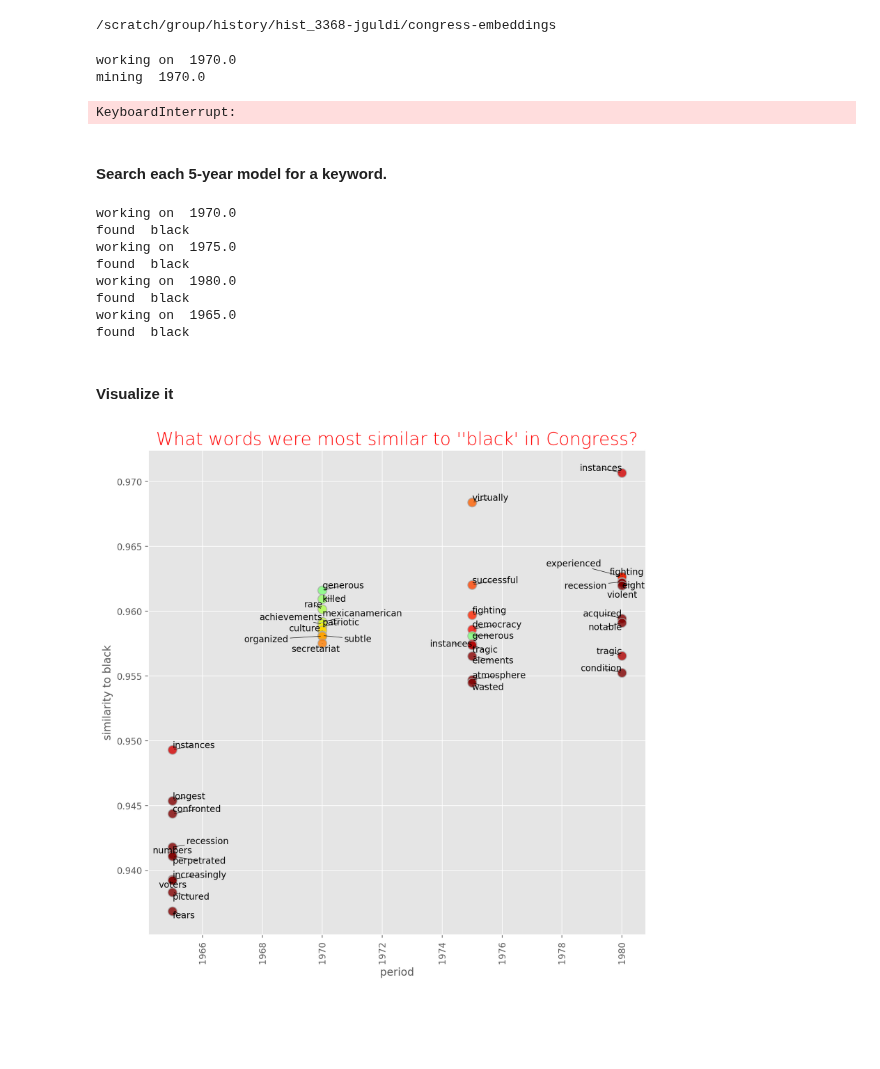
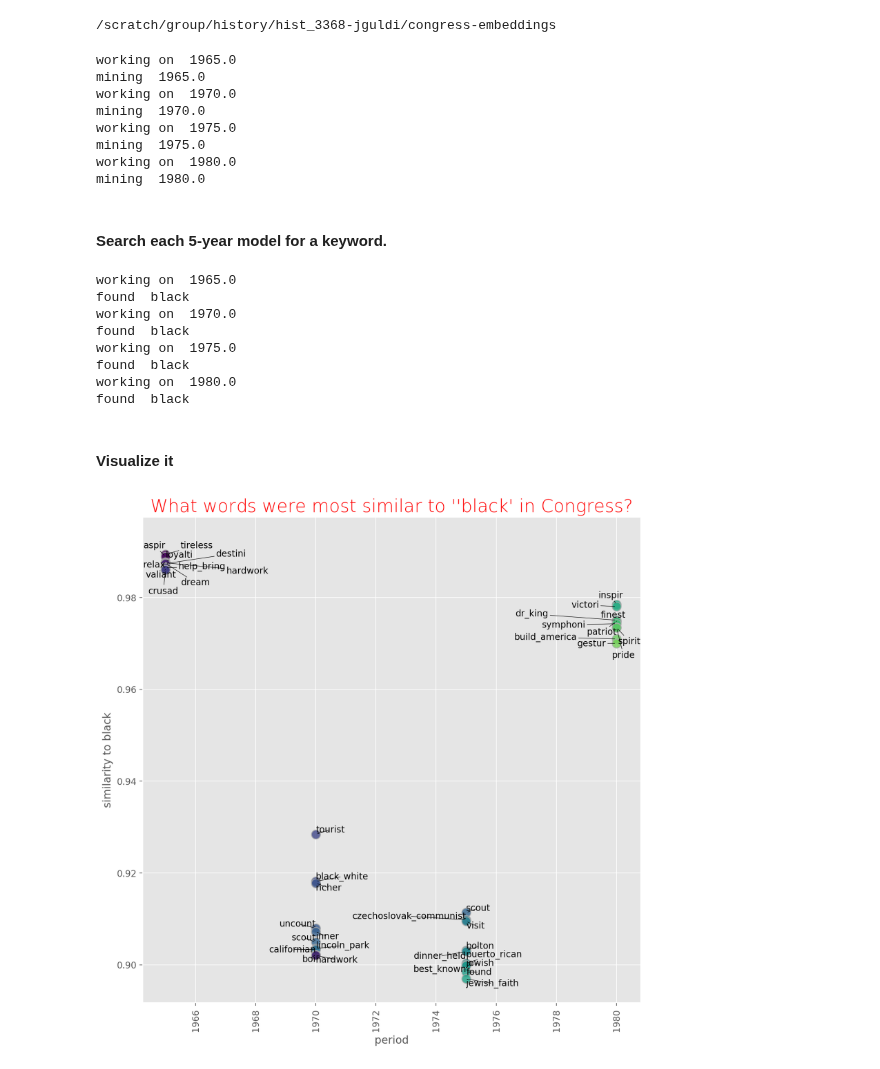
Before and after one commit to stephbuon/digital-history, a Jupyter notebook: hist3368-week12-word-context-vectors/hist3368-week12-word-context-vectors-w-gensim-TEACHING.ipynb, the cells around one changed output. Cells and saved outputs as stored; diff of their text form; code cells hidden in the pictures; blank space fills up the shorter version.

```diff
--- a/hist3368-week12-word-context-vectors/hist3368-week12-word-context-vectors-w-gensim-TEACHING.ipynb
+++ b/hist3368-week12-word-context-vectors/hist3368-week12-word-context-vectors-w-gensim-TEACHING.ipynb
@@ -187,0 +449,7 @@ KeyError: "word 'boy' not in vocabulary"
+# %%
+keyword_context = [word[0] for word in congress_model.wv.most_similar("american", topn = 100)]
+sum = congress_model.wv[keyword_context[0]]
+for word in keyword_context[1:len(keyword_context)]:
+    next_vector = congress_model.wv[word]
+    sum = sum + next_vector
+congress_model.wv.similar_by_vector(sum)
@@ -347,6 +551,8 @@ display_pca_scatterplot(congress_model.wv, keywords)
 #### Make a word embedding model per period
 # %%
 dataname = 'sample-m'
+# %%
+periodnames = all_data['5yrperiod'].unique()
 # %%
 cd '/scratch/group/history/hist_3368-jguldi/congress-embeddings'
 # %% [output]
@@ -355,20 +561,29 @@ cd '/scratch/group/history/hist_3368-jguldi/congress-embeddings'
 for period1 in periodnames:
     print('working on ', period1)
 
+    # grab the data from period1
     period_data = sample_m[sample_m['5yrperiod'] == period1] # select one period at a time
-    print('mining ', period1)
-    sentences = sentences_m # if you don't already have this, the code to make it is: make_sentences(sample_m['speech']).copy() # break data into sentences for that period only
-    ####### tweak here after the first run to use the old data without generating it again
+
+    # structure the data for Gensim
+    period_sentences = structure_data(period_data['speech'], lemma = False, stopwords = True, stemmed = True)
+
+    # make the Gensim model
     period_model = gensim.models.Word2Vec( # make a gensim model for that data
-        sentences = sentences,
+        sentences = period_sentences,
         min_count = 2,
         size = 100)
+
+    # save it
     period_model.save(dataname + '-model-' + str(period1)) # save the model with the name of the period
-    #period_model = gensim.models.Word2Vec.load(dataname + '-model-' + str(period1)) # to load a saved model
 # %% [output]
+working on  1965.0
+mining  1965.0
 working on  1970.0
 mining  1970.0
+working on  1975.0
+mining  1975.0
+working on  1980.0
+mining  1980.0
-KeyboardInterrupt:
 # %% [markdown]
 #### Search each 5-year model for a keyword.
 # %%
@@ -378,31 +593,32 @@ keyword1 = 'black'
 keyword_context = []
 dates_found = []
 
-for p in range(len(periodnames)) :
+# cycle through each period
+for period1 in periodnames:
+    print('working on ', period1)
 
-    period1 = periodnames[p]
-    print('working on ', period1)
+    # load the model from period1
     period_model = gensim.models.Word2Vec.load(dataname + '-model-' + str(period1)) # to load a saved model
 
-    ## analysis
+    ## is the keyword found?
     if keyword1 in period_model.wv.vocab:
         print('found ', keyword1)
 
-        keyword_vector = congress_model.wv[keyword1]
-        keyword_context_period = period_model.wv.similar_by_vector(keyword_vector, topn = 5000) # extract the context of how women were talked about in that period
+        # get the context vector for keyword1
+        keyword_context_period = period_model.wv.most_similar(keyword1, topn = 5000)
 
-        #keyword_context_period = period_model.wv.most_similar(keyword1, topn = 5000) # extract the context of how women were talked about in that period
+        # save it for later
         keyword_context.append(keyword_context_period) # save the context of how women were talked about for later
         dates_found.append(period1)
 # %% [output]
+working on  1965.0
+found  black
 working on  1970.0
 found  black
 working on  1975.0
 found  black
 working on  1980.0
 found  black
-working on  1965.0
-found  black
 # %% [markdown]
 #### Visualize it
 # %%
@@ -428,6 +644,10 @@ numwords = 10
 #from matplotlib.colors import ListedColormap, LinearSegmentedColormap
 
 from adjustText import adjust_text
+from numpy import linspace
+from matplotlib import cm
+
+colors = [ cm.viridis(x) for x in linspace(0, 1, len(unique2(all_words2))+10) ]
 
 # change the figure's size here
 plt.figure(figsize=(10,10), dpi = 200)
@@ -447,31 +667,31 @@ for i in range(len(dates_found)):    # cycle through the period names
         colorindex = unique2(all_words2).index(txt)   # this command keeps all dots for the same word the same color
 
         plt.scatter(                                             # plot dots
             xx, #x axis
             yy, # y axis
             linewidth=1,
             color = colors[colorindex],
             edgecolors = 'darkgray',
             s = 100, # dot size
             alpha=0.8)  # dot transparency
 
         # make a label for each word
         texts.append(plt.text(xx, yy, txt))
 
 # Code to help with overlapping labels -- may take a minute to run
 adjust_text(texts, force_points=0.2, force_text=.7,
                     expand_points=(1, 1), expand_text=(1, 1),
                     arrowprops=dict(arrowstyle="-", color='black', lw=0.5))
 
 plt.xticks(rotation=90)
 
 # Add titles
 plt.title("What words were most similar to ''" + keyword1 + "' in Congress?", fontsize=20, fontweight=0, color='Red')
 plt.xlabel("period")
 plt.ylabel("similarity to " + keyword1)
 
 
 filename = 'words-similar-to-' + keyword1 + '-' + dataname
 plt.savefig(filename)
 # %% [output]
-[figure, old version]
+[figure, new version]
```
Also changed, not shown: parts of 45 cells of this notebook, 1 other file.
